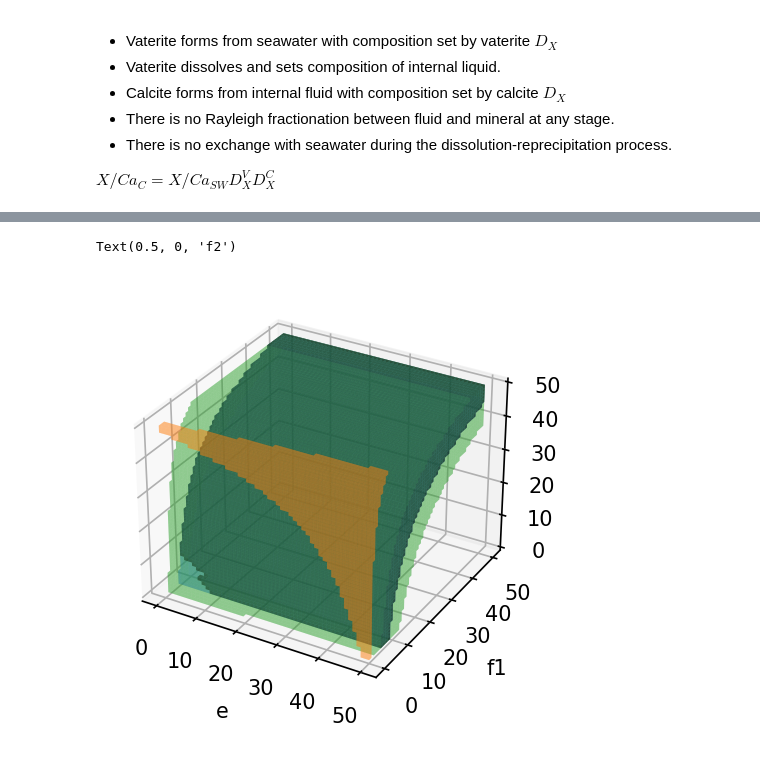
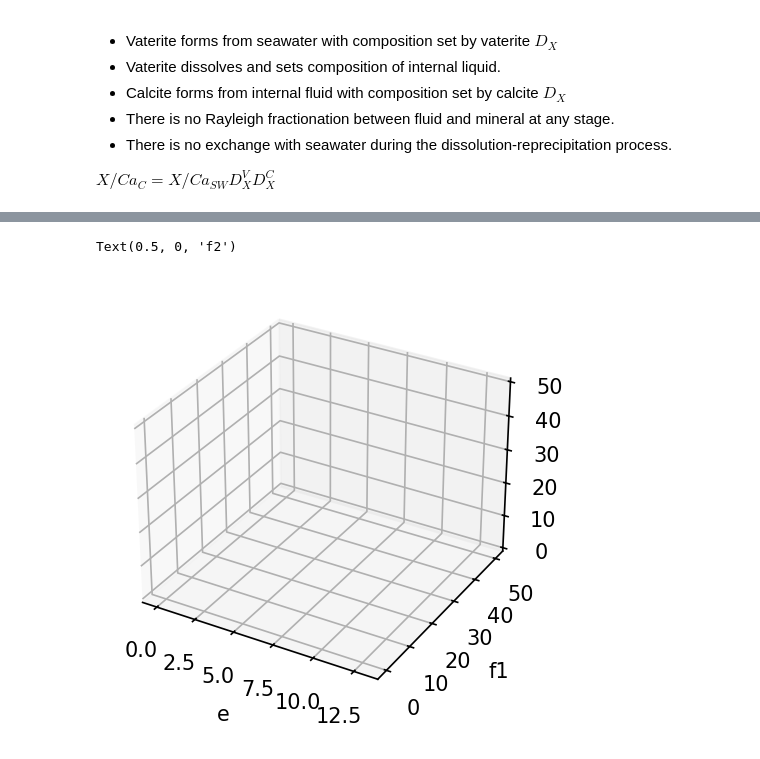
Before and after one commit to oscarbranson/supplementary, a Jupyter notebook: supplements/vaterite_geochem/04_double_fractionation.ipynb, the cells around one changed output, grey strips where cells are left out. Drawn from its saved outputs; the diff is of its cells as text; code cells hidden in the pictures.

```diff
--- a/supplements/vaterite_geochem/04_double_fractionation.ipynb
+++ b/supplements/vaterite_geochem/04_double_fractionation.ipynb
@@ -38,10 +40,10 @@ D_vaterite
 # %%
 SW = {
     'Ca': 0.0102821,
+    'Sr': 0.0000907,
+    'Mg': 0.0528171,
     'Na': 0.4689674,
-    'Mg': 0.0528171,
     'B': 432e-6,
-    'Sr': 0.0000907
 }
 
 SW_ratios = {el: SW[el] / SW['Ca'] for el in SW}
@@ -55,7 +57,14 @@ SW_ratios
 # %%
 foram_ratio_ranges = {
-    'Na': (4e-3, 7e-3),
-    'Mg': (0.5e-3, 10e-3),
-    'B': (10e-6, 100e-6),
-    'Sr': (0.5e-3, 2e-3)
+    'Sr': np.array([0.5e-3, 2e-3]),
+    'Mg': np.array([0.5e-3, 10e-3]),
+    'Na': np.array([4e-3, 7e-3]),
+    'B': np.array([10e-6, 100e-6]),
 }
+
+multipliers = {
+    'Na': 1e3,
+    'Mg': 1e3,
+    'B': 1e5,
+    'Sr': 1e4,
+}
@@ -190,7 +221,7 @@ X/Ca_C = \left[ X/Ca_{SW} e + \left( X/Ca_{SW} \frac{1 - f_1^{D_X^V}}{1 - f_1} \
 $$
 # %%
 def doublefrac_rayleigh(SW, DC, DV, e, f1=1, f2=1):
-    DV_R = (1 - f1**DC) / (1 - f1)
+    DV_R = (1 - f1**DV) / (1 - f1)
     DC_R = (1 - f2**DC) / (1 - f2)
     return (SW * e + (SW * DV_R) * (1 - e)) * DC_R
 # %%
@@ -224,21 +255,21 @@ ax.invert_yaxis()
 # %%
 fig = plt.figure(constrained_layout=True)
 ax = fig.add_subplot(111, projection='3d')
 
-for c, el in zip(['C0','C1','C2'], els):
-    ind = viable[el]
-    ax.voxels(ind, alpha=0.3, facecolor=c)
+# for c, el in zip(['C0','C1','C2','C3'], els):
+#     ind = viable[el]
+#     ax.voxels(ind[::4], alpha=0.3, facecolor=c)
 
-gind = np.sum(list(viable.values()), axis=0) >= 3
-ax.voxels(gind, alpha=0.3, facecolor='k');
+gind = np.sum(list(viable.values()), axis=0) == 4
+ax.voxels(gind[::4], alpha=0.3, facecolor='k');
 
 
 ax.set_xlabel('e')
 ax.set_ylabel('f1')
 ax.set_zlabel('f2')
 
 # ax.invert_xaxis()
 # ax.invert_yaxis()
 # %% [output]
 Text(0.5, 0, 'f2')
-[figure, old version]
+[figure, new version]
```
Also changed, not shown: parts of 7 cells of this notebook.
